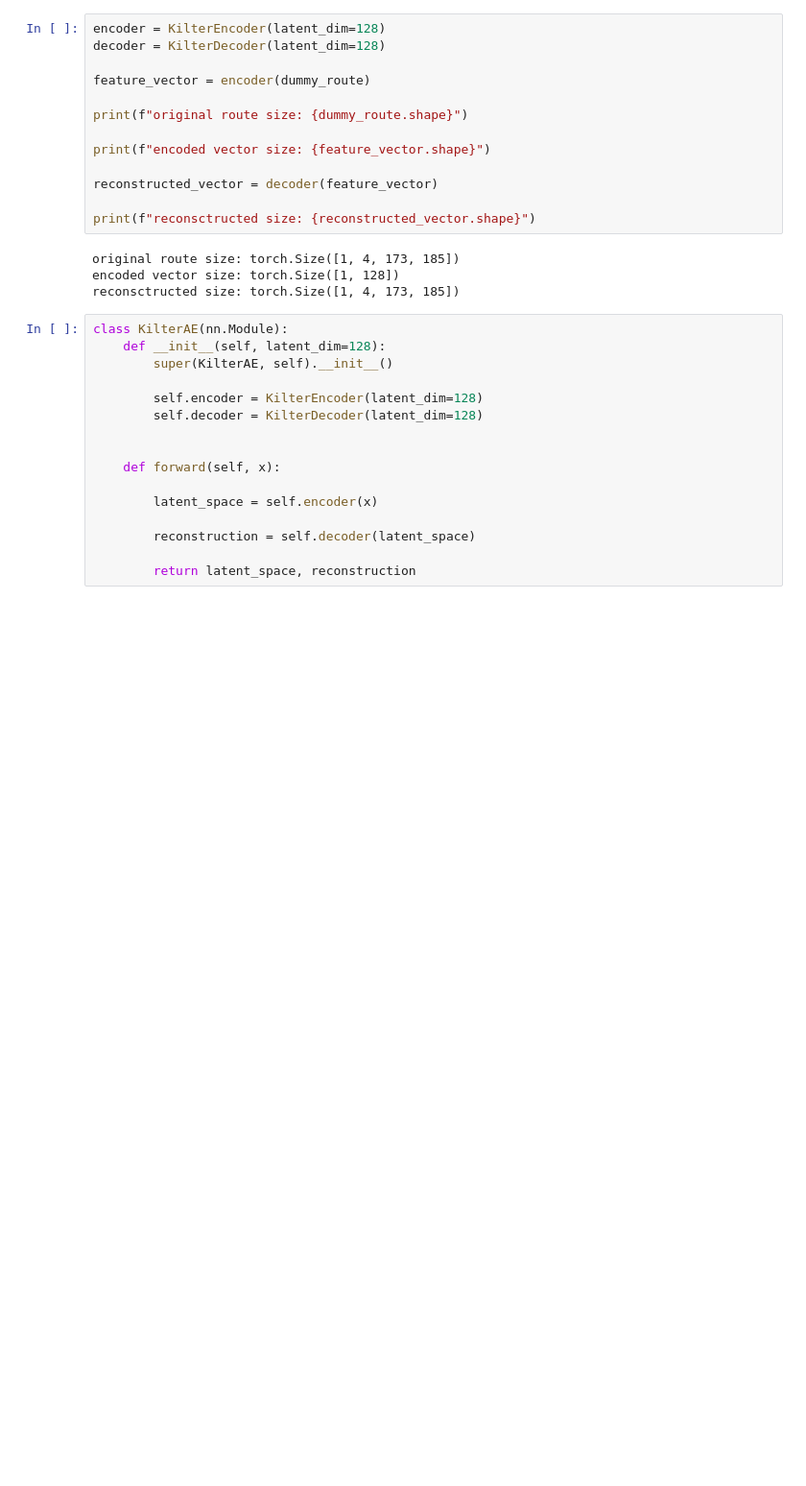
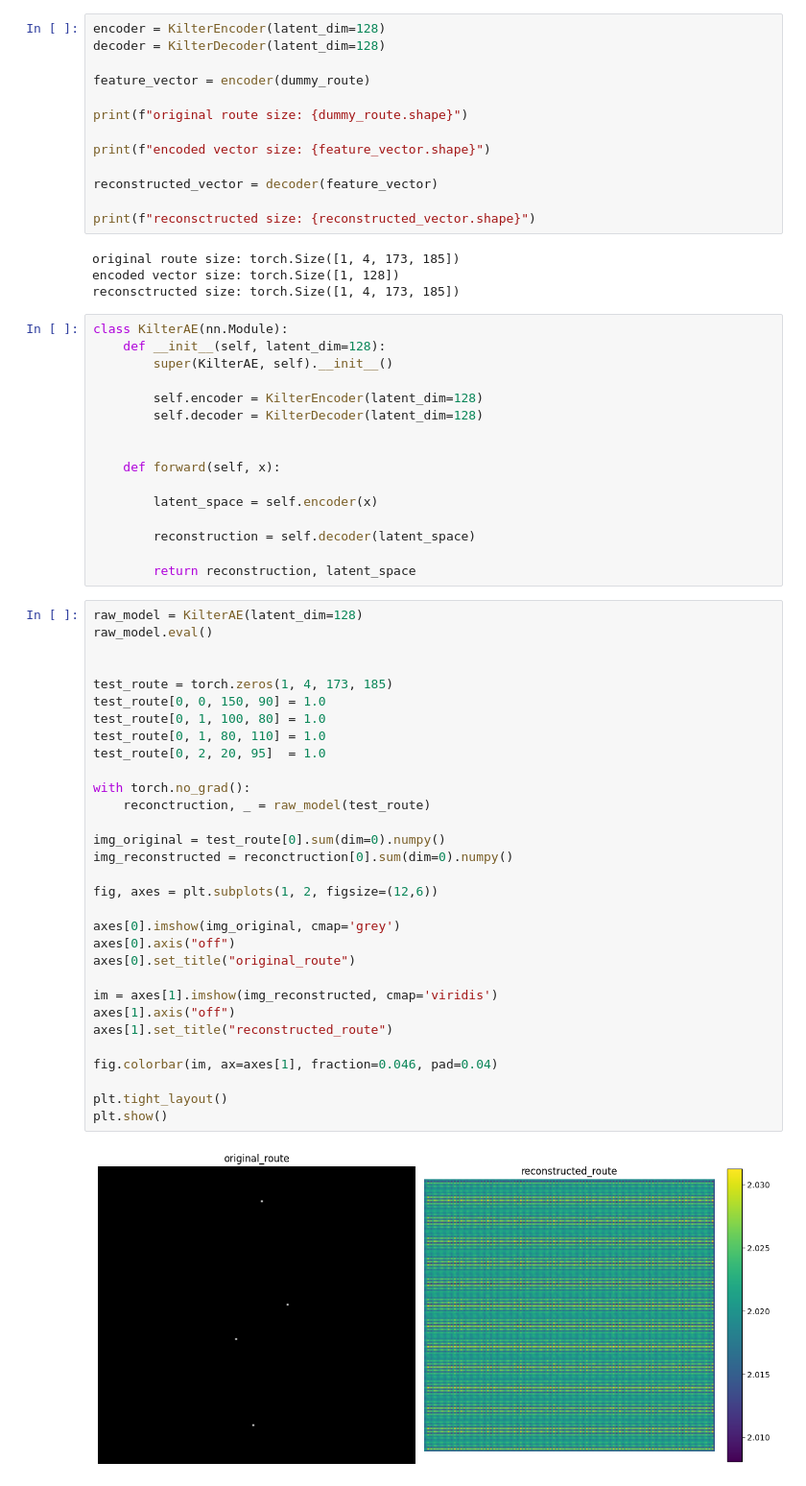
Before and after one commit to janekpriv/KilterClimbGeneration, a Jupyter notebook: src/notebooks/cnn.ipynb, the cells around one changed output. Shown at 96% size. Saved outputs shown, nothing was run; the diff lists cells and outputs as text; blank space fills up the shorter version.

```diff
--- a/src/notebooks/cnn.ipynb
+++ b/src/notebooks/cnn.ipynb
@@ -124,4 +125,37 @@ class KilterAE(nn.Module):
 
         reconstruction = self.decoder(latent_space)
 
-        return latent_space, reconstruction
+        return reconstruction, latent_space
+# %%
+raw_model = KilterAE(latent_dim=128)
+raw_model.eval()
+
+
+test_route = torch.zeros(1, 4, 173, 185)
+test_route[0, 0, 150, 90] = 1.0
+test_route[0, 1, 100, 80] = 1.0
+test_route[0, 1, 80, 110] = 1.0
+test_route[0, 2, 20, 95]  = 1.0
+
+with torch.no_grad():
+    reconctruction, _ = raw_model(test_route)
+
+img_original = test_route[0].sum(dim=0).numpy()
+img_reconstructed = reconctruction[0].sum(dim=0).numpy()
+
+fig, axes = plt.subplots(1, 2, figsize=(12,6))
+
+axes[0].imshow(img_original, cmap='grey')
+axes[0].axis("off")
+axes[0].set_title("original_route")
+
+im = axes[1].imshow(img_reconstructed, cmap='viridis')
+axes[1].axis("off")
+axes[1].set_title("reconstructed_route")
+
+fig.colorbar(im, ax=axes[1], fraction=0.046, pad=0.04)
+
+plt.tight_layout()
+plt.show()
+# %% [output]
+[figure, added]
```
Also changed, not shown: parts of 4 cells of this notebook, 3 other files.
